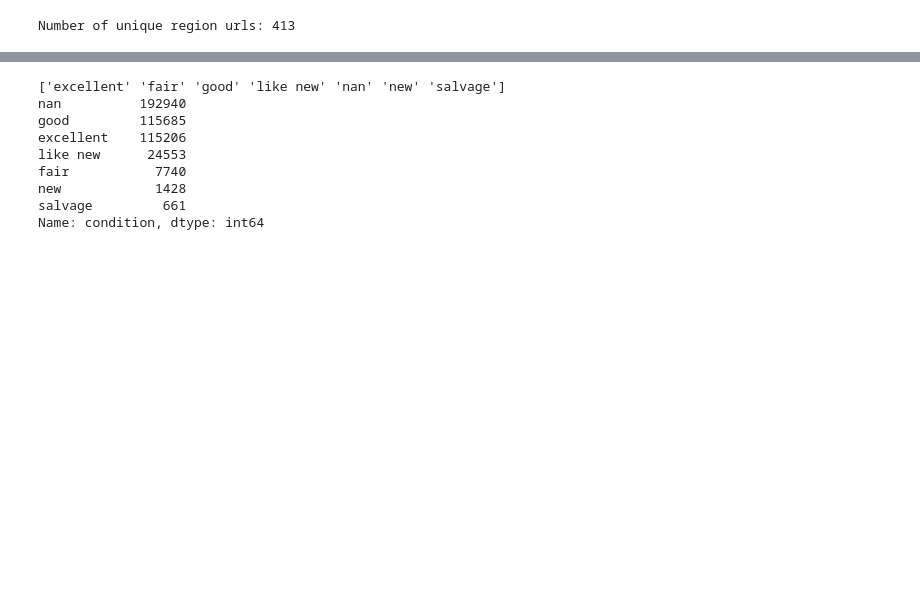
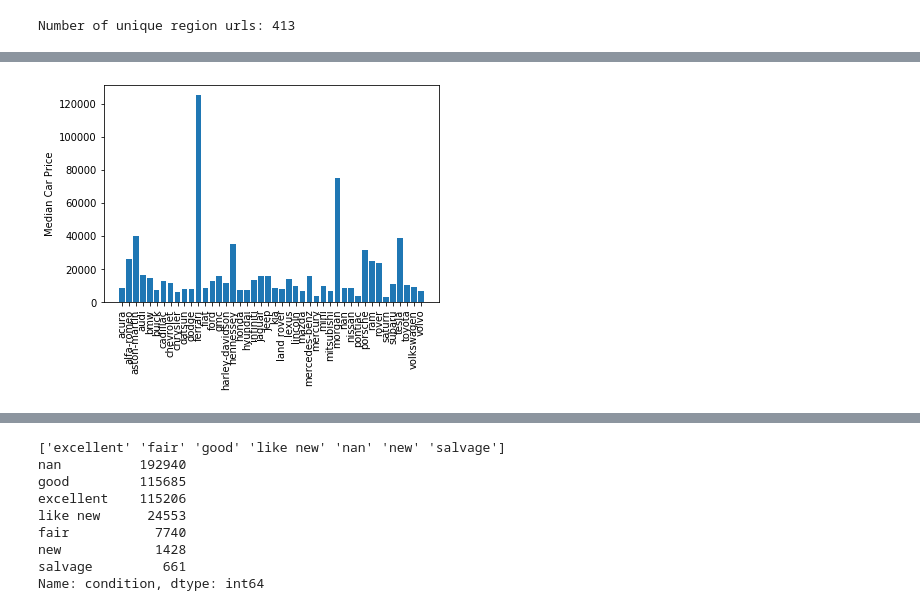
Before and after one commit to kanitjompuk40/GroupWork, a Jupyter notebook: DataMining/Cars_Matt.ipynb, the cells around one changed output, grey strips where cells are left out. Drawn from its saved outputs; the diff is of its cells as text; code cells hidden in the pictures; blank space fills up the shorter version.

```diff
--- a/DataMining/Cars_Matt.ipynb
+++ b/DataMining/Cars_Matt.ipynb
@@ -148,0 +164,7 @@ Name: manufacturer, dtype: int64
+# %%
+def priceBar(feature):
+    bar = cars[['price',feature]].groupby([feature])['price'].median()
+    plt.bar(bar.index, bar)
+    plt.xticks(rotation=90)
+    plt.ylabel('Median Car Price')
+    plt.show()
@@ -149 +195,6 @@ Name: manufacturer, dtype: int64
+# %%
+#ferrari, morgan, tesla, porsche stick out
+priceBar(feature='manufacturer')
+# %% [output]
+[figure, added]
 # %%
```
Also changed, not shown: parts of 32 cells of this notebook.
